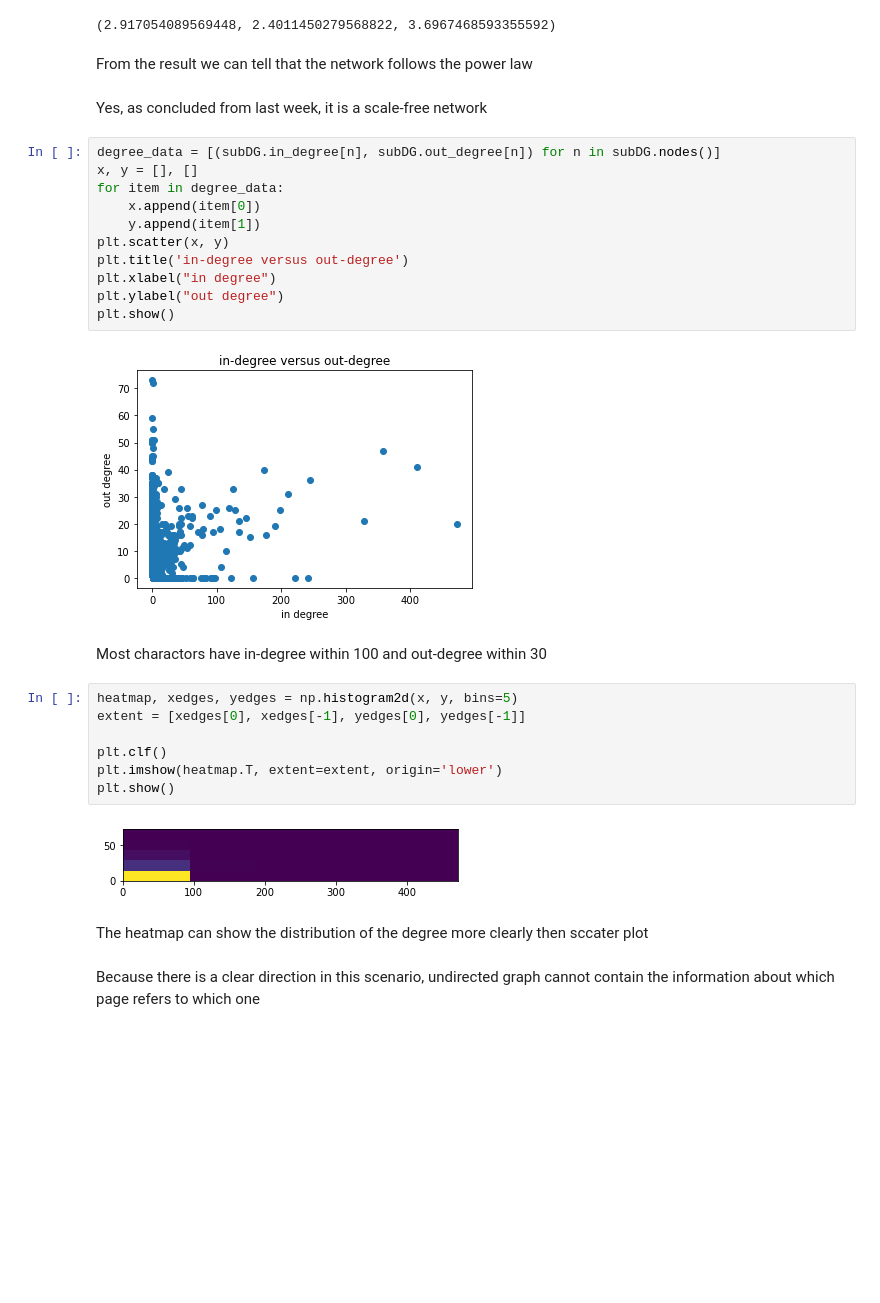
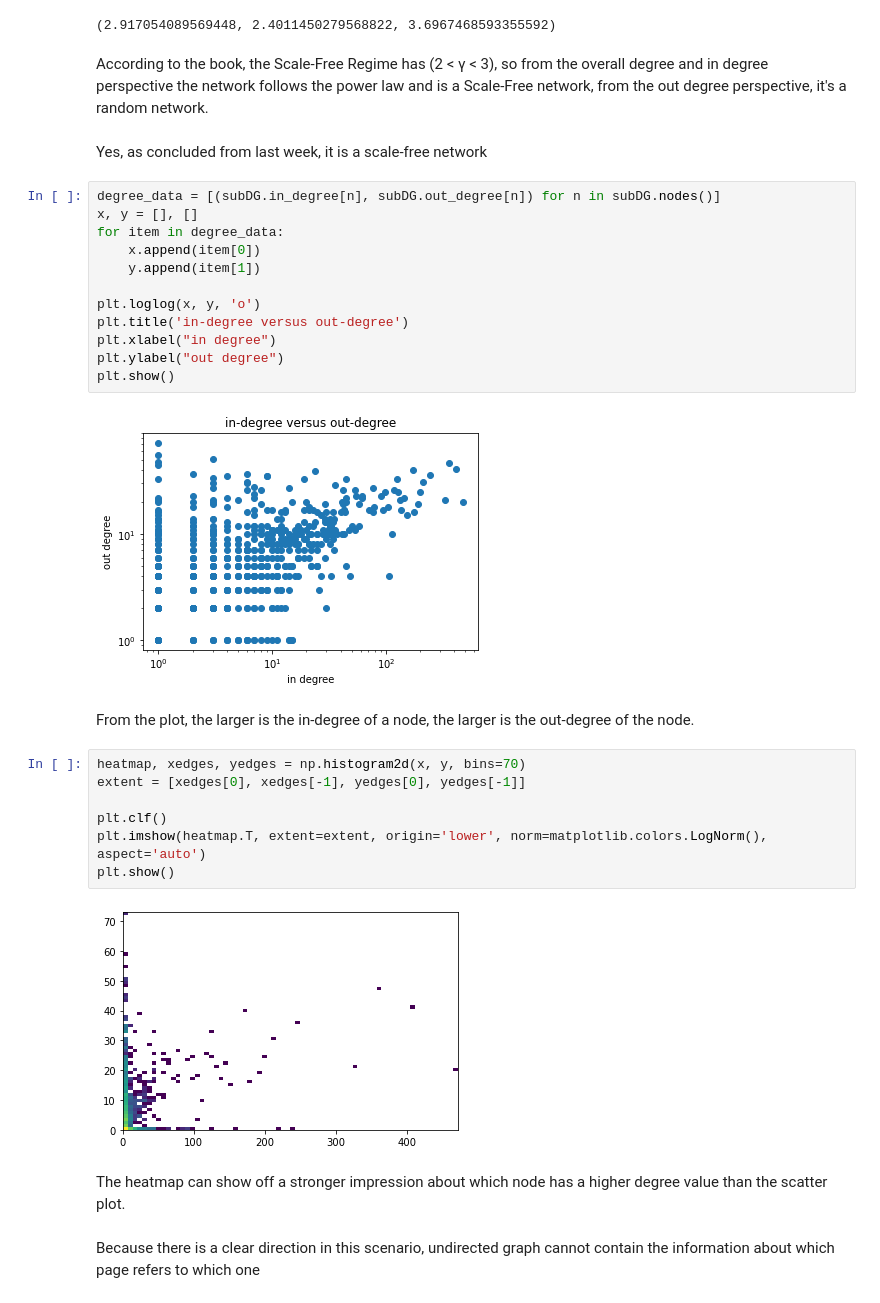
Before and after one commit to Narcissist1/socialgraphs2020, a Jupyter notebook: lectures/Week5.ipynb, the cells around one changed output. Saved outputs shown, nothing was run; the diff lists cells and outputs as text; blank space fills up the shorter version.

```diff
--- a/lectures/Week5.ipynb
+++ b/lectures/Week5.ipynb
@@ -372,8 +376,8 @@ Calculating best minimal value for power law fit
 alpha, in_alpha, out_alpha
 # %% [output]
 (2.917054089569448, 2.4011450279568822, 3.6967468593355592)
-# %% [markdown]
-From the result we can tell that the network follows the power law
+# %% [markdown]
+According to the book, the Scale-Free Regime has (2 < γ < 3), so from the overall degree and in degree perspective the network follows the power law and is a Scale-Free network, from the out degree perspective, it's a random network.
 # %% [markdown]
 Yes, as concluded from last week, it is a scale-free network
 # %%
@@ -382,26 +386,27 @@ x, y = [], []
 for item in degree_data:
     x.append(item[0])
     y.append(item[1])
-plt.scatter(x, y)
+
+plt.loglog(x, y, 'o')
 plt.title('in-degree versus out-degree')
 plt.xlabel("in degree")
 plt.ylabel("out degree")
 plt.show()
 # %% [output]
-[figure, old version]
+[figure, new version]
-# %% [markdown]
-Most charactors have in-degree within 100 and out-degree within 30
+# %% [markdown]
+From the plot, the larger is the in-degree of a node, the larger is the out-degree of the node.
 # %%
-heatmap, xedges, yedges = np.histogram2d(x, y, bins=5)
+heatmap, xedges, yedges = np.histogram2d(x, y, bins=70)
 extent = [xedges[0], xedges[-1], yedges[0], yedges[-1]]
 
 plt.clf()
-plt.imshow(heatmap.T, extent=extent, origin='lower')
+plt.imshow(heatmap.T, extent=extent, origin='lower', norm=matplotlib.colors.LogNorm(), aspect='auto')
 plt.show()
 # %% [output]
-[figure, old version]
+[figure, new version]
-# %% [markdown]
-The heatmap can show the distribution of the degree more clearly then sccater plot
+# %% [markdown]
+The heatmap can show off a stronger impression about which node has a higher degree value than the scatter plot.
 # %% [markdown]
 Because there is a clear direction in this scenario, undirected graph cannot contain the information about which page refers to which one
 # %%
```
Also changed, not shown: parts of 60 cells of this notebook.
